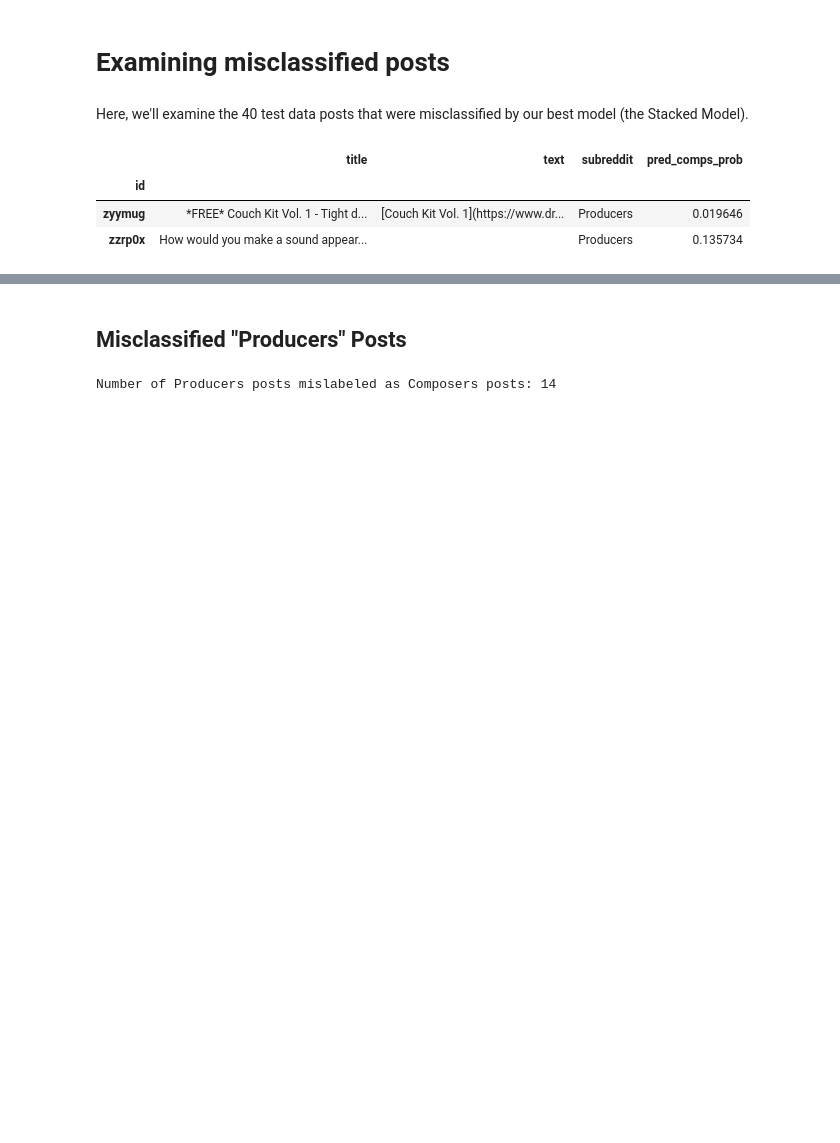
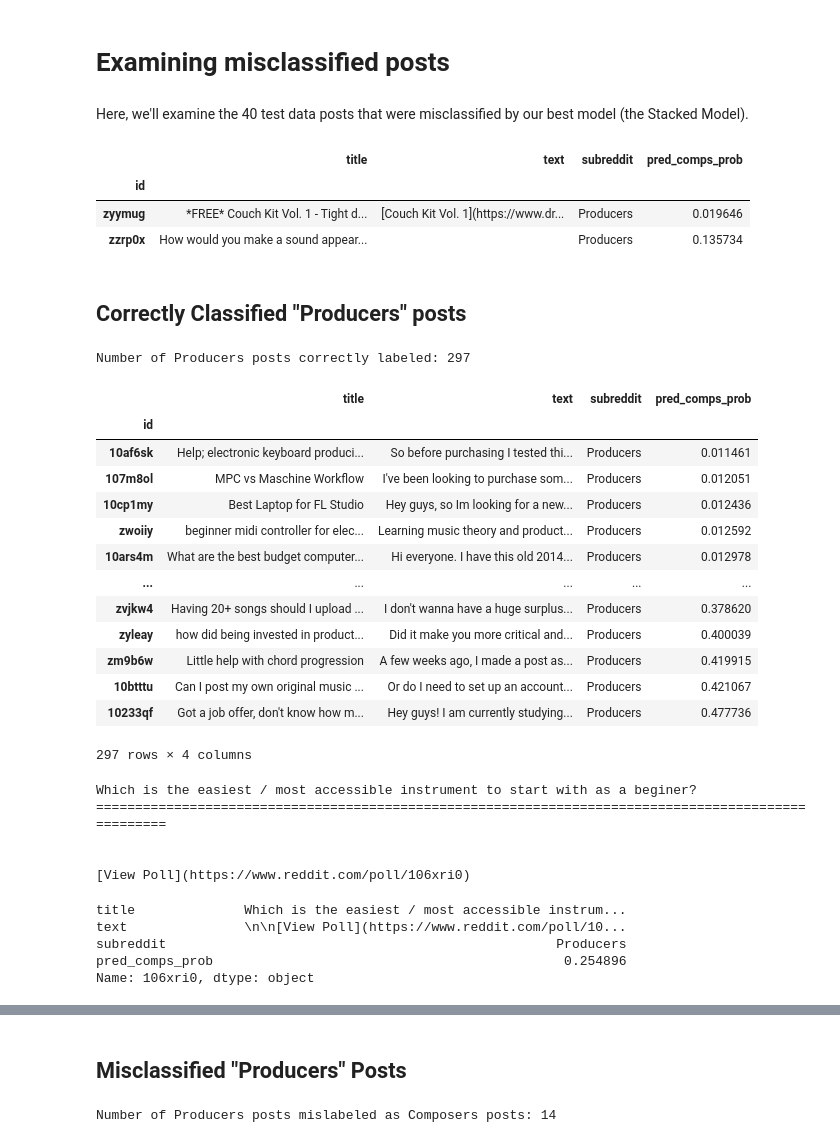
Before and after one commit to simonlazarus/Classifying-Music-Makers-from-Message-Data, a Jupyter notebook: code/04_modeling.ipynb, the cells around one changed output, grey strips where cells are left out. Drawn from its saved outputs; the diff is of its cells as text; code cells hidden in the pictures; blank space fills up the shorter version.

Commit message:
About to remove examples of correctly classified posts

```diff
--- a/code/04_modeling.ipynb
+++ b/code/04_modeling.ipynb
@@ -1153,3 +1155,45 @@ test_df.head(2)
 | id |  |  |  |  |
 | zyymug | *FREE* Couch Kit Vol. 1 - Tight d... | [Couch Kit Vol. 1](https://www.dr... | Producers | 0.019646 |
 | zzrp0x | How would you make a sound appear... |  | Producers | 0.135734 |
+# %% [markdown]
+## Correctly Classified "Producers" posts
+# %%
+good_prods = test_df[ (test_df['subreddit']=='Producers') & (test_df['pred_comps_prob']<.5)]
+print(f"Number of Producers posts correctly labeled: {len(good_prods)}")
+good_prods.sort_values('pred_comps_prob')
+# %% [output]
+Number of Producers posts correctly labeled: 297
+|  | title | text | subreddit | pred_comps_prob |
+| id |  |  |  |  |
+| 10af6sk | Help; electronic keyboard produci... | So before purchasing I tested thi... | Producers | 0.011461 |
+| 107m8ol | MPC vs Maschine Workflow | I've been looking to purchase som... | Producers | 0.012051 |
+| 10cp1my | Best Laptop for FL Studio | Hey guys, so Im looking for a new... | Producers | 0.012436 |
+| zwoiiy | beginner midi controller for elec... | Learning music theory and product... | Producers | 0.012592 |
+| 10ars4m | What are the best budget computer... | Hi everyone. I have this old 2014... | Producers | 0.012978 |
+| ... | ... | ... | ... | ... |
+| zvjkw4 | Having 20+ songs should I upload ... | I don't wanna have a huge surplus... | Producers | 0.378620 |
+| zyleay | how did being invested in product... | Did it make you more critical and... | Producers | 0.400039 |
+| zm9b6w | Little help with chord progression | A few weeks ago, I made a post as... | Producers | 0.419915 |
+| 10btttu | Can I post my own original music ... | Or do I need to set up an account... | Producers | 0.421067 |
+| 10233qf | Got a job offer, don't know how m... | Hey guys! I am currently studying... | Producers | 0.477736 |
+297 rows × 4 columns
+# %%
+goodprods_index_list = list(good_prods.sort_values('pred_comps_prob').index)
+goodprods_index = goodprods_index_list[len(good_prods)-12]
+print(good_prods['title'][goodprods_index])
+print('='*100)
+print(good_prods['text'][goodprods_index])
+# %% [output]
+Which is the easiest / most accessible instrument to start with as a beginer?
+====================================================================================================
+
+
+[View Poll](https://www.reddit.com/poll/106xri0)
+# %%
+good_prods.loc[goodprods_index,:]
+# %% [output]
+title              Which is the easiest / most accessible instrum...
+text               \n\n[View Poll](https://www.reddit.com/poll/10...
+subreddit                                                  Producers
+pred_comps_prob                                             0.254896
+Name: 106xri0, dtype: object
```
Also changed, not shown: parts of 7 cells of this notebook, 4 other files.
